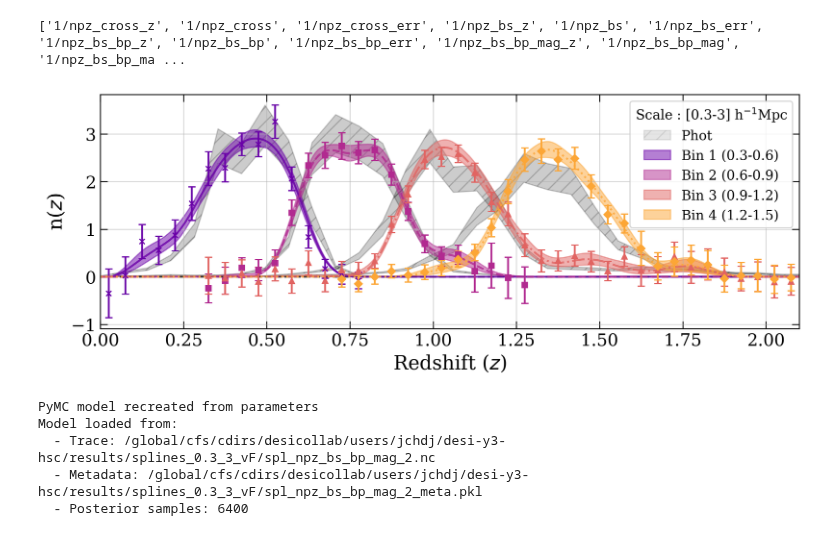
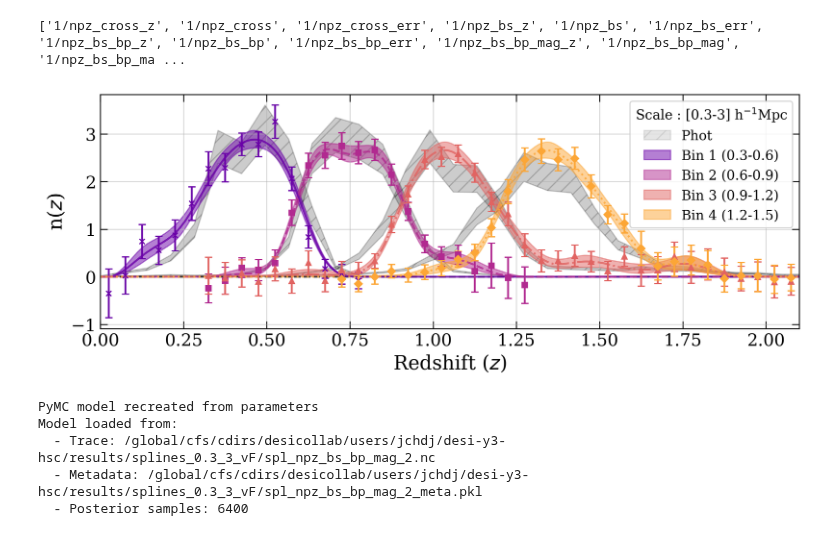
Before and after one commit to JeanCHDJdev/desi-y3-hsc, a Jupyter notebook: src/statistics/nb/nz_plots.ipynb, the cells around one changed output. Saved outputs shown, nothing was run; the diff lists cells and outputs as text; code cells hidden in the pictures.

```diff
--- a/src/statistics/nb/nz_plots.ipynb
+++ b/src/statistics/nb/nz_plots.ipynb
@@ -307,7 +307,7 @@ Model loaded from:
   - Posterior samples: 6400
 # %%
 data = np.load(
-    f"{ROOT}/results/merged_res_norm_{scale_cut[0]}_{scale_cut[1]}_{version}.npz"
+    f"{ROOT}/results/distributions/{scale_cut[0]}_{scale_cut[1]}/merged_res_norm_{scale_cut[0]}_{scale_cut[1]}_{version}.npz"
 )
 names = ["npz_cross", "npz_bs", "npz_bs_bp", "npz_bs_bp_mag"]
 print(data.files)
@@ -342,10 +342,10 @@ with pm.make_plot(name=f"all_tomo", show=True, figsize=(9, 3.6)) as (fig, ax):
 
     for tomo in [1, 2, 3, 4]:
 
-        nz_median = s_data[f"{tomo}/nz_median"]
-        nz_mean = s_data[f"{tomo}/nz_mean"]
-        nz_lower = s_data[f"{tomo}/nz_lower"]
-        nz_upper = s_data[f"{tomo}/nz_upper"]
+        nz_median = s_data[f"{tomo}/nz_median_mu"]
+        nz_mean = s_data[f"{tomo}/nz_mean_mu"]
+        nz_lower = s_data[f"{tomo}/nz_lower_mu"]
+        nz_upper = s_data[f"{tomo}/nz_upper_mu"]
 
         col = cmap((tomo) / 5)
         ax.plot(
@@ -382,34 +382,34 @@ with pm.make_plot(name=f"all_tomo", show=True, figsize=(9, 3.6)) as (fig, ax):
 
         from matplotlib.patches import Patch
         from matplotlib.lines import Line2D
 
         legend_elements = []
         legend_elements.append(
             Patch(
                 facecolor="gray", edgecolor="gray", alpha=0.2, hatch="//", label="Phot"
             )
         )
         for tomo in [1, 2, 3, 4]:
             col = cmap((tomo) / 5)
             legend_elements.append(
                 Patch(
                     facecolor=col,
                     edgecolor=col,
                     alpha=0.5,
                     label=f"Bin {tomo} ({tomo*0.3:.1f}-{(tomo+1)*0.3:.1f})",
                 )
             )
         ax.legend(
             handles=legend_elements,
             loc="upper right",
             frameon=True,
             fontsize=11,
             title=f"Scale : [0.3-3] " + r"h$^{-1}$Mpc",
             title_fontsize=11,
         )
     # ax.legend(title=f'Bin {tomo}\nScale : [0.3-3] '+r'h$^{-1}$Mpc', loc='upper right')
 # %% [output]
-[figure, old version]
+[figure, new version]
 # %%
 import numpy as np
 import matplotlib.pyplot as plt
```
Also changed, not shown: 11 other files.
